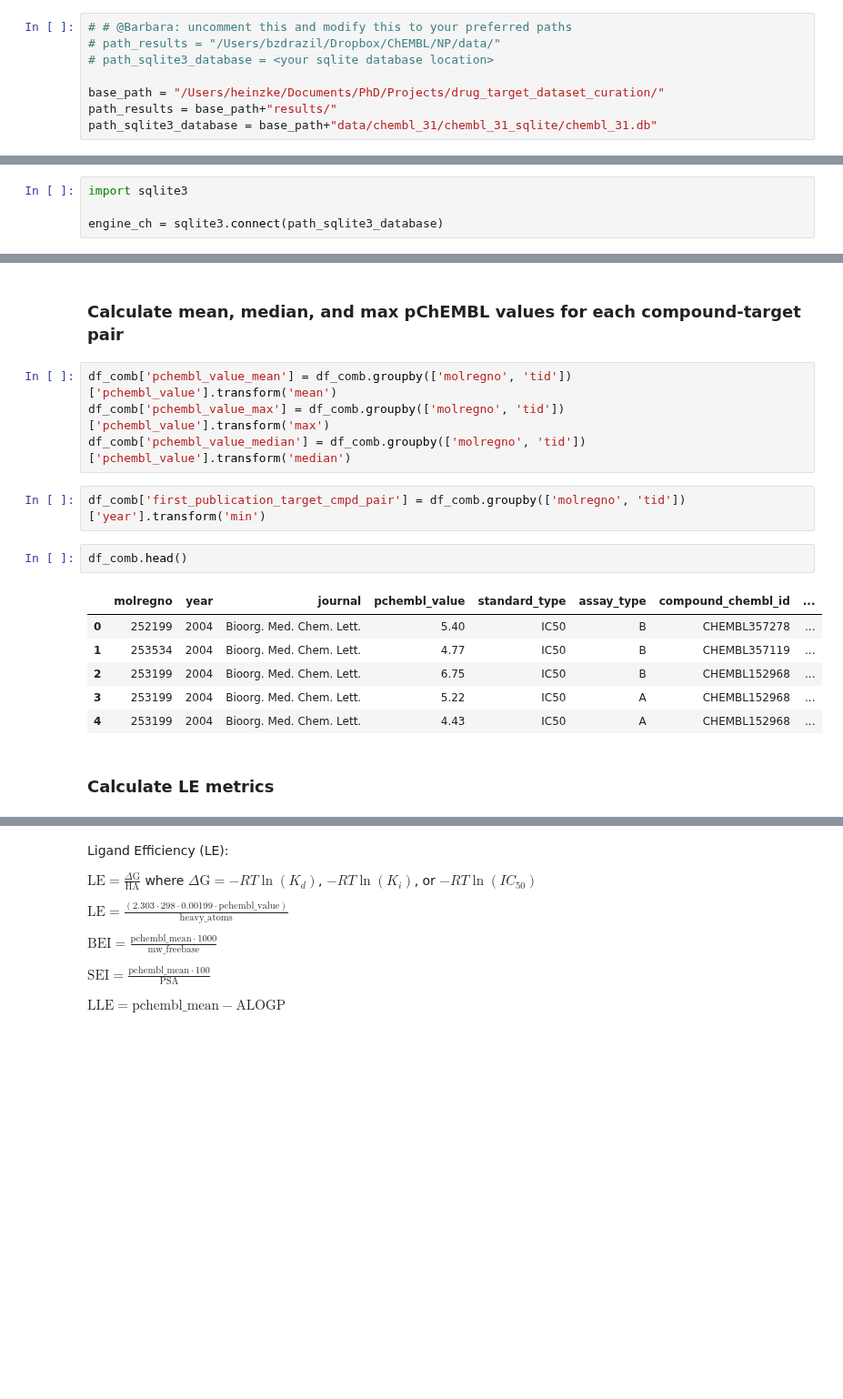
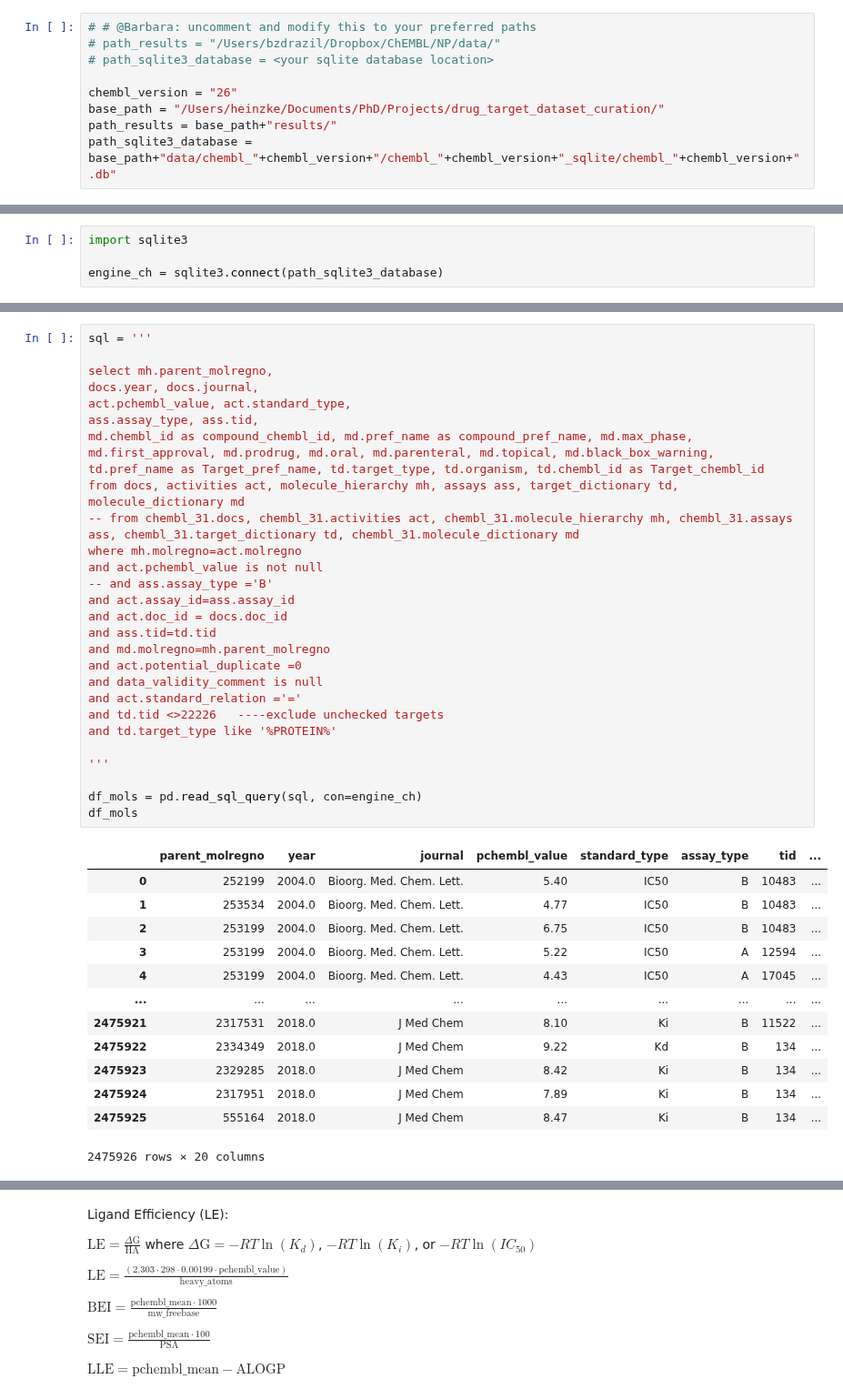
Before and after one commit to chembl/compound_target_pairs_dataset, a Jupyter notebook: Leeson_dataset_extraction.ipynb, the cells around one changed output, grey strips where cells are left out. Shown at 91% size. Saved outputs shown, nothing was run; the diff lists cells and outputs as text; blank space fills up the shorter version.

```diff
--- a/Leeson_dataset_extraction.ipynb
+++ b/Leeson_dataset_extraction.ipynb
@@ -21,11 +23,12 @@ pd.options.display.max_colwidth = 100
 # %%
-# # @Barbara: uncomment this and modify this to your preferred paths
+# # @Barbara: uncomment and modify this to your preferred paths
 # path_results = "/Users/bzdrazil/Dropbox/ChEMBL/NP/data/"
 # path_sqlite3_database = <your sqlite database location>
 
+chembl_version = "26"
 base_path = "/Users/heinzke/Documents/PhD/Projects/drug_target_dataset_curation/"
 path_results = base_path+"results/"
-path_sqlite3_database = base_path+"data/chembl_31/chembl_31_sqlite/chembl_31.db"
+path_sqlite3_database = base_path+"data/chembl_"+chembl_version+"/chembl_"+chembl_version+"_sqlite/chembl_"+chembl_version+".db"
 # %%
 # # @Barbara: Accessing ChEMBL using Oracle
 # # If you want to use this option, you have to change the sql statements to the commented line:
@@ -195,19 +54,43 @@ df_comb.head()
-# %% [markdown]
-### Calculate mean, median, and max pChEMBL values for each compound-target pair
-# %%
-df_comb['pchembl_value_mean'] = df_comb.groupby(['molregno', 'tid'])['pchembl_value'].transform('mean')
-df_comb['pchembl_value_max'] = df_comb.groupby(['molregno', 'tid'])['pchembl_value'].transform('max')
-df_comb['pchembl_value_median'] = df_comb.groupby(['molregno', 'tid'])['pchembl_value'].transform('median')
-# %%
-df_comb['first_publication_target_cmpd_pair'] = df_comb.groupby(['molregno', 'tid'])['year'].transform('min')
-# %%
-df_comb.head()
-# %% [output]
-|  | molregno | year | journal | pchembl_value | standard_type | assay_type | compound_chembl_id | ... |
-| 0 | 252199 | 2004 | Bioorg. Med. Chem. Lett. | 5.40 | IC50 | B | CHEMBL357278 | ... |
-| 1 | 253534 | 2004 | Bioorg. Med. Chem. Lett. | 4.77 | IC50 | B | CHEMBL357119 | ... |
-| 2 | 253199 | 2004 | Bioorg. Med. Chem. Lett. | 6.75 | IC50 | B | CHEMBL152968 | ... |
-| 3 | 253199 | 2004 | Bioorg. Med. Chem. Lett. | 5.22 | IC50 | A | CHEMBL152968 | ... |
-| 4 | 253199 | 2004 | Bioorg. Med. Chem. Lett. | 4.43 | IC50 | A | CHEMBL152968 | ... |
-# %% [markdown]
-### Calculate LE metrics
+# %%
+sql = '''
+
+select mh.parent_molregno,
+docs.year, docs.journal,
+act.pchembl_value, act.standard_type,
+ass.assay_type, ass.tid,
+md.chembl_id as compound_chembl_id, md.pref_name as compound_pref_name, md.max_phase,
+md.first_approval, md.prodrug, md.oral, md.parenteral, md.topical, md.black_box_warning,
+td.pref_name as Target_pref_name, td.target_type, td.organism, td.chembl_id as Target_chembl_id
+from docs, activities act, molecule_hierarchy mh, assays ass, target_dictionary td, molecule_dictionary md
+-- from chembl_31.docs, chembl_31.activities act, chembl_31.molecule_hierarchy mh, chembl_31.assays ass, chembl_31.target_dictionary td, chembl_31.molecule_dictionary md
+where mh.molregno=act.molregno
+and act.pchembl_value is not null
+-- and ass.assay_type ='B'
+and act.assay_id=ass.assay_id
+and act.doc_id = docs.doc_id
+and ass.tid=td.tid
+and md.molregno=mh.parent_molregno
+and act.potential_duplicate =0
+and data_validity_comment is null
+and act.standard_relation ='='
+and td.tid <>22226   ----exclude unchecked targets
+and td.target_type like '%PROTEIN%'
+
+'''
+
+df_mols = pd.read_sql_query(sql, con=engine_ch)
+df_mols
+# %% [output]
+|  | parent_molregno | year | journal | pchembl_value | standard_type | assay_type | tid | ... |
+| 0 | 252199 | 2004.0 | Bioorg. Med. Chem. Lett. | 5.40 | IC50 | B | 10483 | ... |
+| 1 | 253534 | 2004.0 | Bioorg. Med. Chem. Lett. | 4.77 | IC50 | B | 10483 | ... |
+| 2 | 253199 | 2004.0 | Bioorg. Med. Chem. Lett. | 6.75 | IC50 | B | 10483 | ... |
+| 3 | 253199 | 2004.0 | Bioorg. Med. Chem. Lett. | 5.22 | IC50 | A | 12594 | ... |
+| 4 | 253199 | 2004.0 | Bioorg. Med. Chem. Lett. | 4.43 | IC50 | A | 17045 | ... |
+| ... | ... | ... | ... | ... | ... | ... | ... | ... |
+| 2475921 | 2317531 | 2018.0 | J Med Chem | 8.10 | Ki | B | 11522 | ... |
+| 2475922 | 2334349 | 2018.0 | J Med Chem | 9.22 | Kd | B | 134 | ... |
+| 2475923 | 2329285 | 2018.0 | J Med Chem | 8.42 | Ki | B | 134 | ... |
+| 2475924 | 2317951 | 2018.0 | J Med Chem | 7.89 | Ki | B | 134 | ... |
+| 2475925 | 555164 | 2018.0 | J Med Chem | 8.47 | Ki | B | 134 | ... |
+2475926 rows × 20 columns
```
Also changed, not shown: parts of 161 cells of this notebook.
